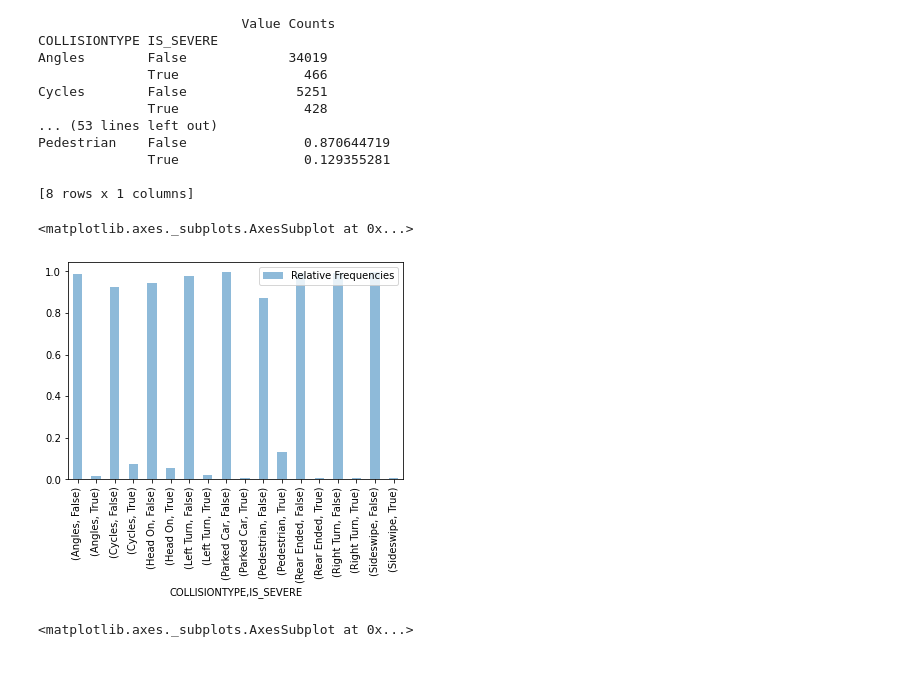
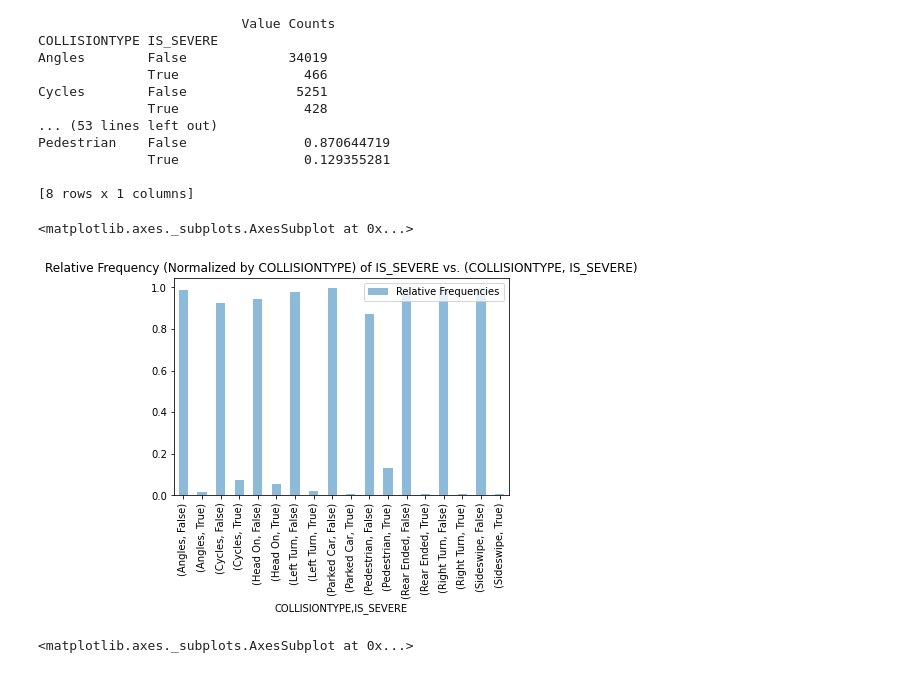
Before and after one commit to cbates79/Coursera_Capstone, a Jupyter notebook: Predicting Motor Vehicle Accident Severity in Seattle, Washington by Oversampling Minority Classes to Achieve Balanced Training Data.ipynb, the cells around one changed output. Cells and saved outputs as stored; diff of their text form; code cells hidden in the pictures.

```diff
--- a/Predicting Motor Vehicle Accident Severity in Seattle, Washington by Oversampling Minority Classes to Achieve Balanced Training Data.ipynb
+++ b/Predicting Motor Vehicle Accident Severity in Seattle, Washington by Oversampling Minority Classes to Achieve Balanced Training Data.ipynb
@@ -761,10 +762,11 @@ Pedestrian    False               0.870644719
 
 [8 rows x 1 columns]
 # %%
-df_frequencies_by_collisiontype.plot.bar(alpha=.5)
+df_frequencies_by_collisiontype.plot.bar(alpha=.5,\
+                                         title='Relative Frequency (Normalized by COLLISIONTYPE) of IS_SEVERE vs. (COLLISIONTYPE, IS_SEVERE)')
 # %% [output]
 <matplotlib.axes._subplots.AxesSubplot at 0x...>
-[figure, old version]
+[figure, new version]
 # %%
 df_frequencies_by_collisiontype[df_frequencies_by_collisiontype.xs(True, level=1, axis=0) > severity_frequency_cutoff].dropna().plot.bar(alpha=.5,\
     title='Relative Frequency (Normalized by COLLISIONTYPE) of IS_SEVERE=True > %f vs. (COLLISIONTYPE, IS_SEVERE)' % (severity_frequency_cutoff))
```
Also changed, not shown: parts of 42 cells of this notebook.
